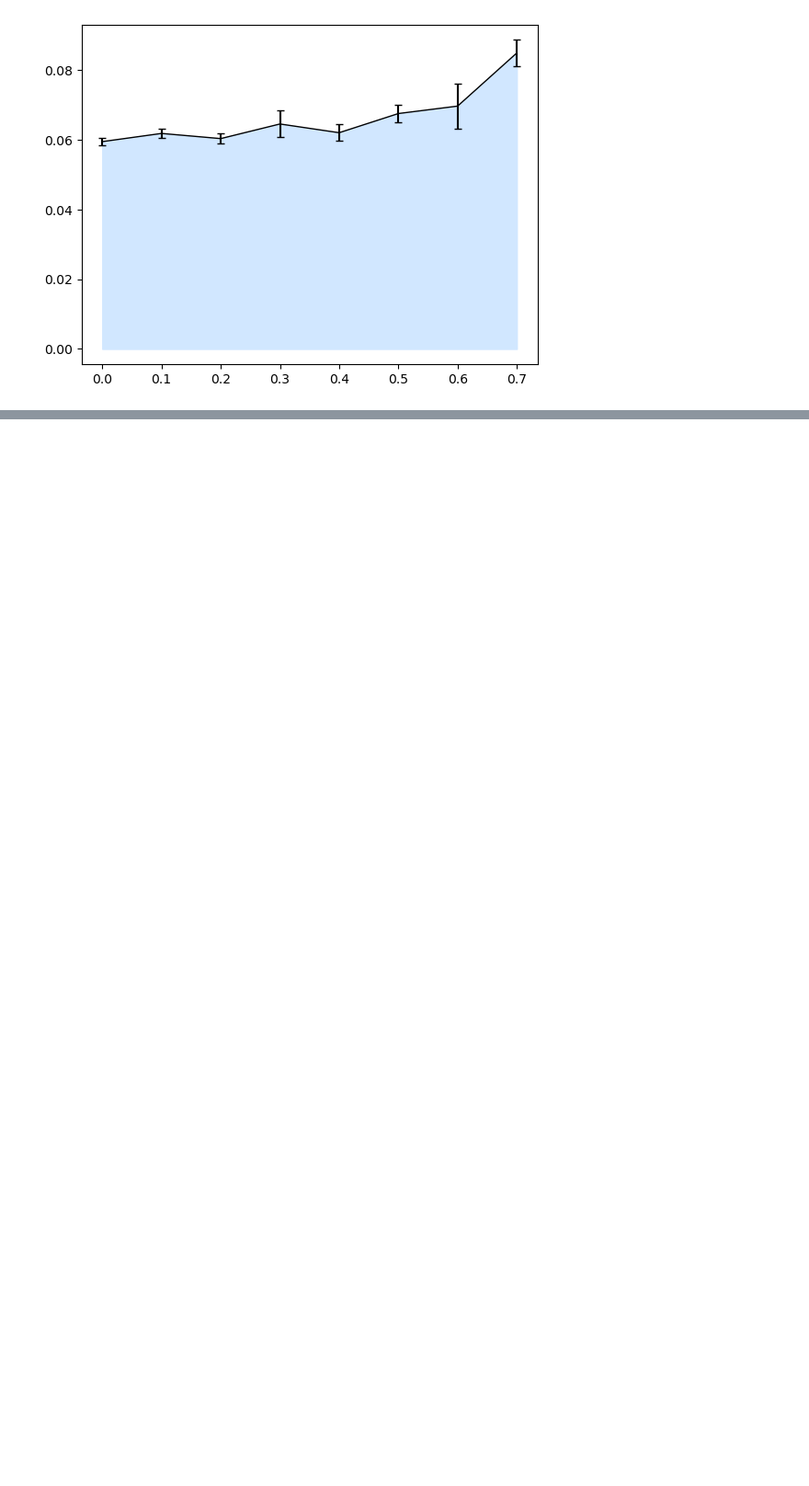
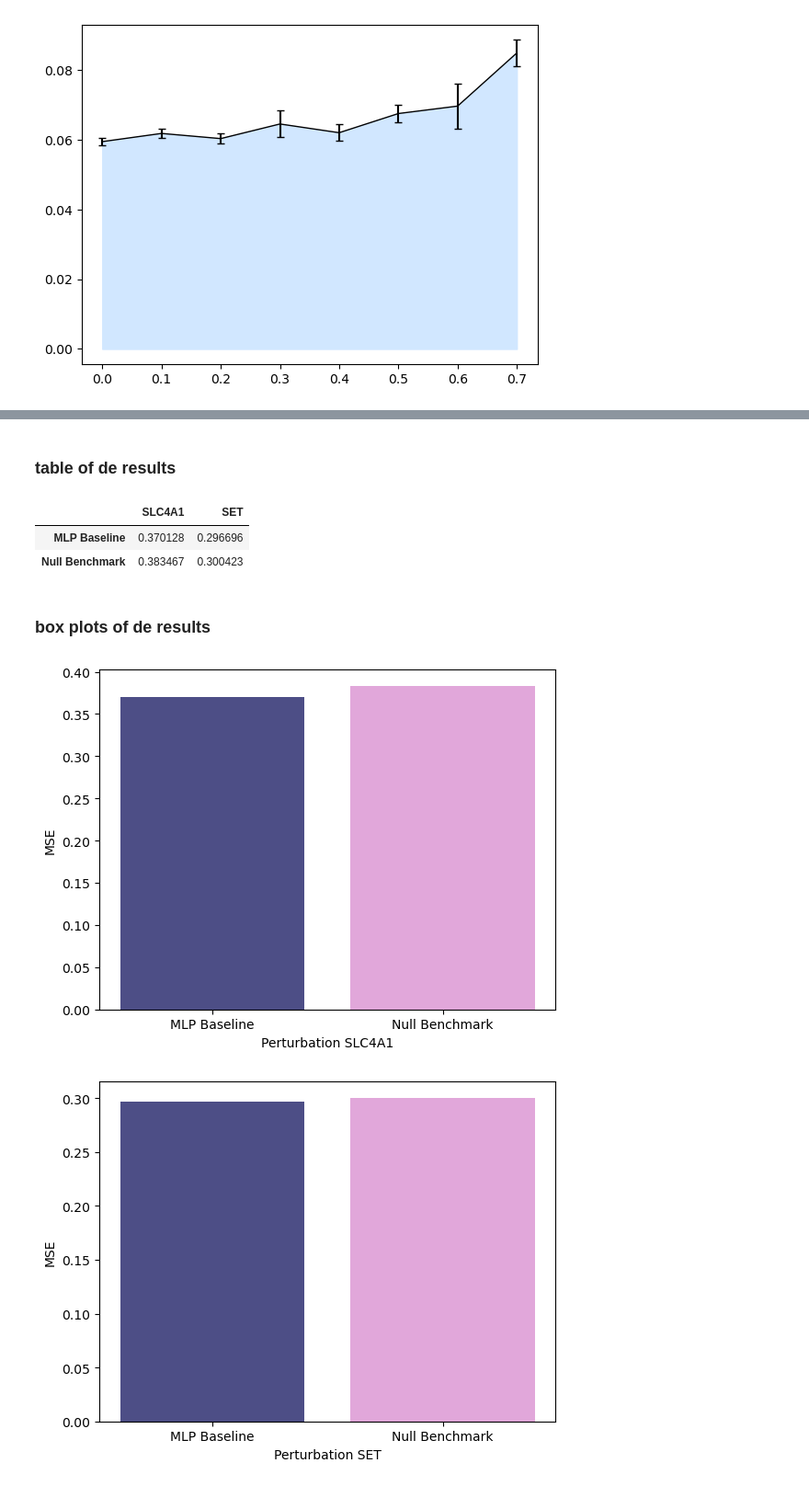
Before and after one commit to aaronwtr/PertEval, a Jupyter notebook: notebooks/results_analysis.ipynb, the cells around one changed output, grey strips where cells are left out. Shown at 92% size. Saved outputs shown, nothing was run; the diff lists cells and outputs as text; code cells hidden in the pictures; blank space fills up the shorter version.

```diff
--- a/notebooks/results_analysis.ipynb
+++ b/notebooks/results_analysis.ipynb
@@ -116,0 +193,7 @@ test_mse
+# %%
+diff_expres_idx, diff_expres_genes = find_diff_expres_idx_and_genes(df)
+de_df = df.iloc[diff_expres_idx].copy(deep=True)
+de_df['diff_express_gene'] = diff_expres_genes
+#drop missing
+de_df = de_df[~de_df['test_baseline/mse'].isna()]
+de_df
@@ -116,0 +204,36 @@ test_mse
+# %% [markdown]
+### table of de results
+# %%
+sp = 0.0
+model = 'mlp_norman'
+models_name_mapping = {'test_baseline/mse': 'Null Benchmark', 'test_de/mse' : 'MLP Baseline'} #form de_df above
+de_sp0 = find_de_mets_by_gene(de_df, sp, model)
+de_sp0_tab = create_de_table(de_sp0)
+de_sp0_tab
+# %% [output]
+|  | SLC4A1 | SET |
+| MLP Baseline | 0.370128 | 0.296696 |
+| Null Benchmark | 0.383467 | 0.300423 |
+# %% [markdown]
+### box plots of de results
+# %%
+def de_boxplot(de_results_dict, pert, models_name_mapping):
+    y = de_results_dict[pert]
+    assert len(y) == 1 #no reps
+    y = y.iloc[0].sort_values(ascending=True)
+    cmap = plt.cm.get_cmap('tab20b', len(y))
+    bar_colors = [cmap(i) for i in range(len(y))]
+    bar_labels = [models_name_mapping[l] for l in y.index]
+    plt.bar(bar_labels, y, label=bar_labels,
+            color=bar_colors, alpha=0.9
+            )
+    plt.xlabel(f'Perturbation {pert}')
+    plt.ylabel('MSE')
+    #plt.show()
+# %%
+for pert in de_sp0.keys():
+    de_boxplot(de_sp0, pert, models_name_mapping)
+    plt.show()
+# %% [output]
+[figure, added]
+[figure, added]
```
Also changed, not shown: parts of 14 cells of this notebook, 2 other files.
